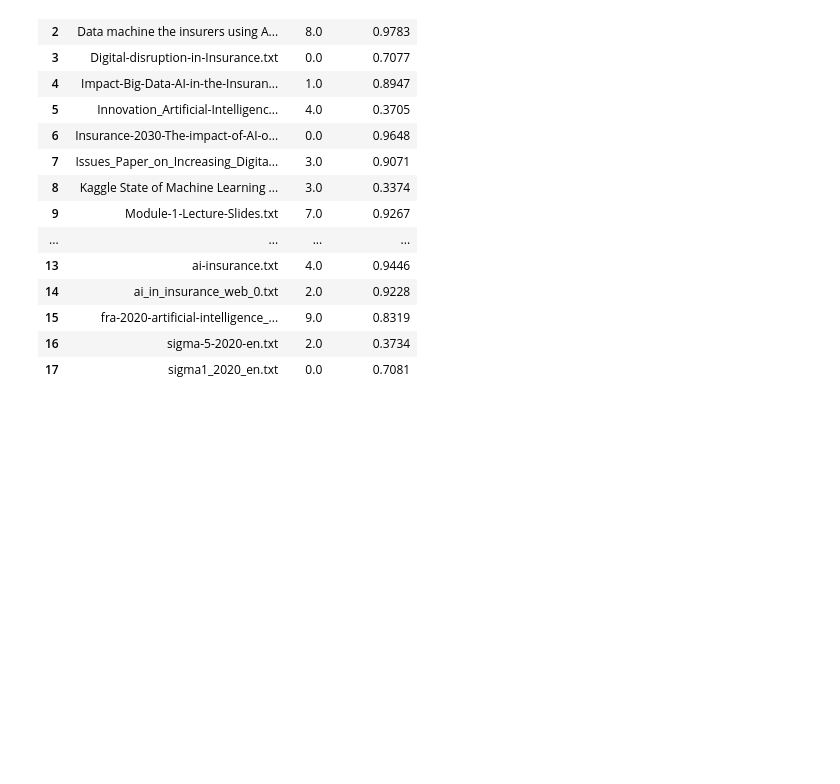
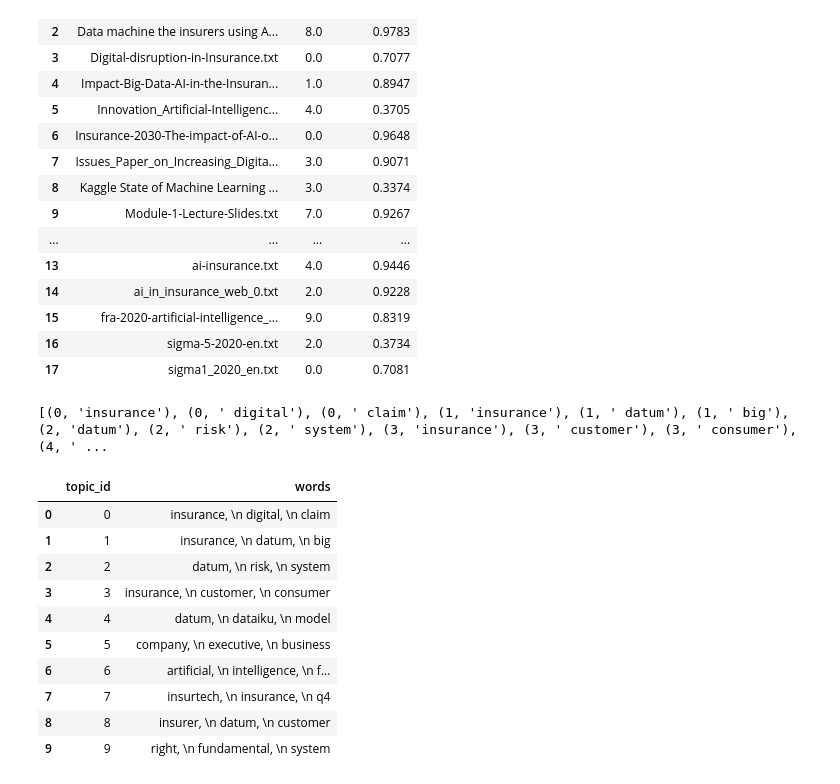
Before and after one commit to protzetter/NLP-experiments, a Jupyter notebook: DocumentsMining-Part8.ipynb, the cells around one changed output. Cells and saved outputs as stored; diff of their text form; code cells hidden in the pictures; blank space fills up the shorter version.

```diff
--- a/DocumentsMining-Part8.ipynb
+++ b/DocumentsMining-Part8.ipynb
@@ -226,12 +215,27 @@ topics_df
 | 17 | sigma1_2020_en.txt | 0.0 | 0.7081 |
 # %%
 #Top 3 Keywords for each Topic
-topic_top3words = [(i, topic) for i, topics in lda_model.show_topics(formatted=False)
-                                 for j, (topic, wt) in enumerate(topics) if j < 3]
+
+topic_top3words = [(i,topic) for i, topics in enumerate(topic_keywords) for (j, topic) in enumerate(topics.split(',')) if j<3]
+print(topic_top3words)
 
 df_top3words_stacked = pd.DataFrame(topic_top3words, columns=['topic_id', 'words'])
 df_top3words = df_top3words_stacked.groupby('topic_id').agg(', \n'.join)
 df_top3words.reset_index(level=0,inplace=True)
+df_top3words
+# %% [output]
+[(0, 'insurance'), (0, ' digital'), (0, ' claim'), (1, 'insurance'), (1, ' datum'), (1, ' big'), (2, 'datum'), (2, ' risk'), (2, ' system'), (3, 'insurance'), (3, ' customer'), (3, ' consumer'), (4, ' ...
+|  | topic_id | words |
+| 0 | 0 | insurance, \n digital, \n claim |
+| 1 | 1 | insurance, \n datum, \n big |
+| 2 | 2 | datum, \n risk, \n system |
+| 3 | 3 | insurance, \n customer, \n consumer |
+| 4 | 4 | datum, \n dataiku, \n model |
+| 5 | 5 | company, \n executive, \n business |
+| 6 | 6 | artificial, \n intelligence, \n f... |
+| 7 | 7 | insurtech, \n insurance, \n q4 |
+| 8 | 8 | insurer, \n datum, \n customer |
+| 9 | 9 | right, \n fundamental, \n system |
 # %%
 # Plot
 import matplotlib.pyplot as plt
```
Also changed, not shown: parts of 4 cells of this notebook.
